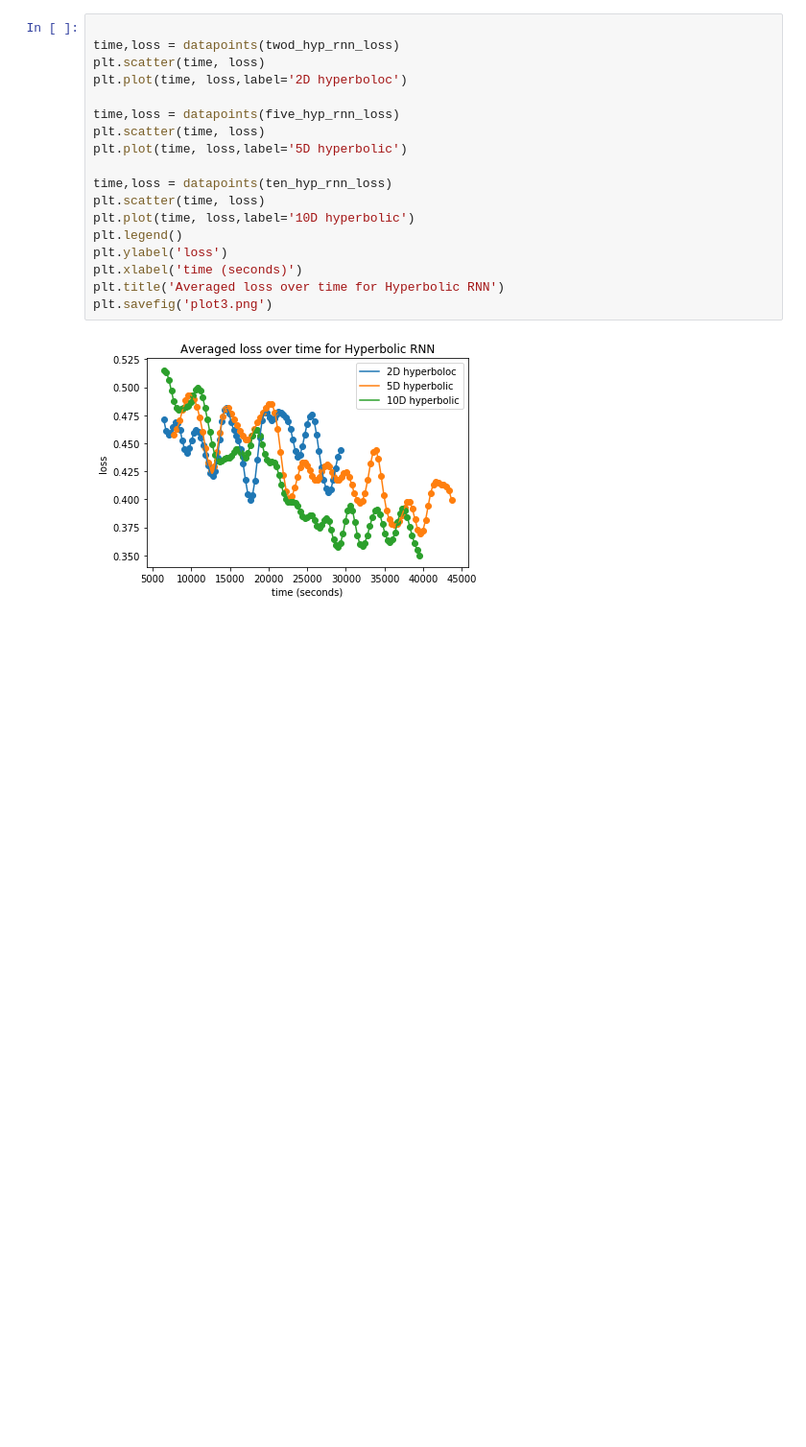
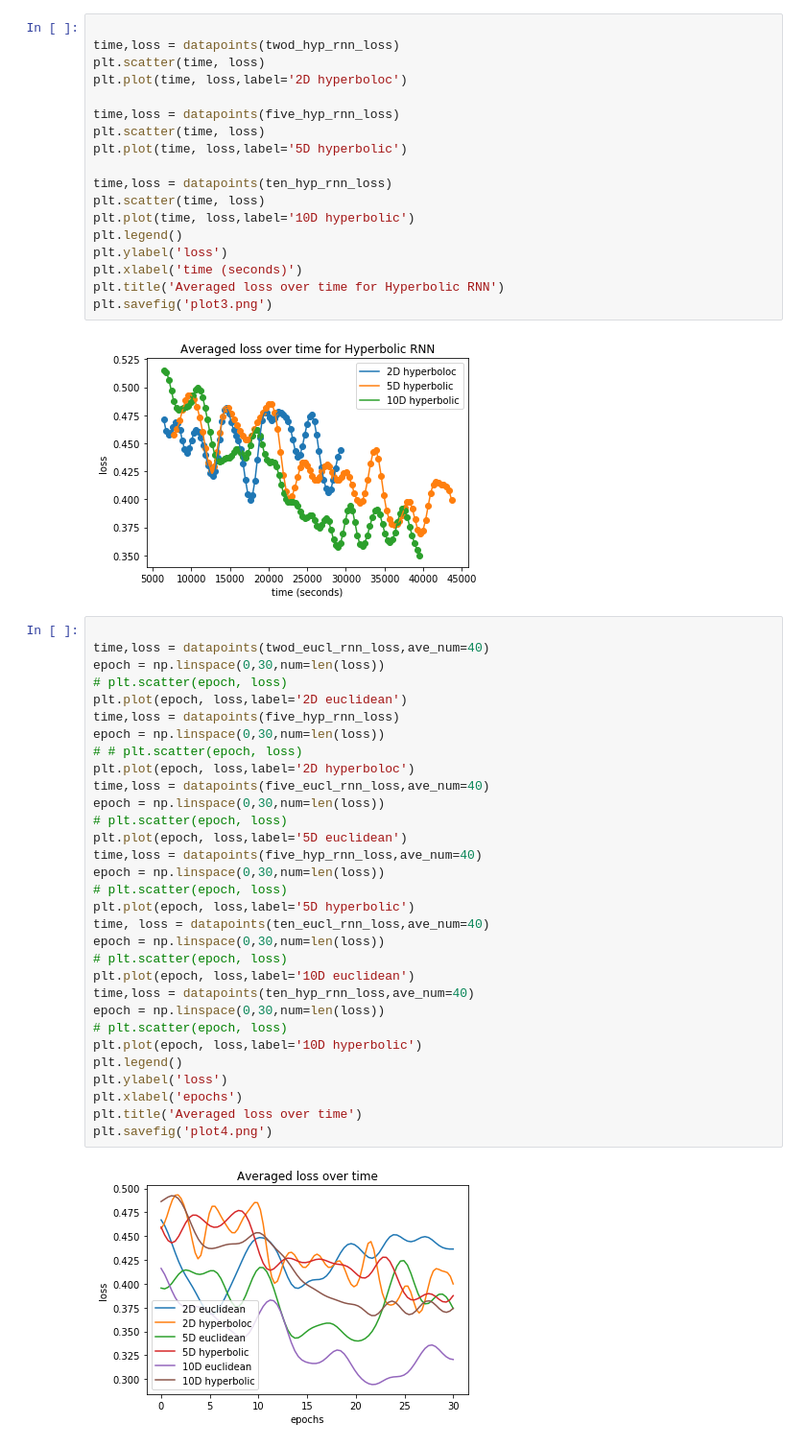
Before and after one commit to KengoA/hyperbolic_nn, a Jupyter notebook: snli_dataset/logs/Extract_logs.ipynb, the cells around one changed output. Shown: that part at 96% size. Cells and saved outputs as stored; diff of their text form; blank space fills up the shorter version.

Commit message:
upload graph

```diff
--- a/snli_dataset/logs/Extract_logs.ipynb
+++ b/snli_dataset/logs/Extract_logs.ipynb
@@ -285,3 +266,36 @@ plt.title('Averaged loss over time for Hyperbolic RNN')
 plt.savefig('plot3.png')
 # %% [output]
 [figure]
+# %%
+
+time,loss = datapoints(twod_eucl_rnn_loss,ave_num=40)
+epoch = np.linspace(0,30,num=len(loss))
+# plt.scatter(epoch, loss)
+plt.plot(epoch, loss,label='2D euclidean')
+time,loss = datapoints(five_hyp_rnn_loss)
+epoch = np.linspace(0,30,num=len(loss))
+# # plt.scatter(epoch, loss)
+plt.plot(epoch, loss,label='2D hyperboloc')
+time,loss = datapoints(five_eucl_rnn_loss,ave_num=40)
+epoch = np.linspace(0,30,num=len(loss))
+# plt.scatter(epoch, loss)
+plt.plot(epoch, loss,label='5D euclidean')
+time,loss = datapoints(five_hyp_rnn_loss,ave_num=40)
+epoch = np.linspace(0,30,num=len(loss))
+# plt.scatter(epoch, loss)
+plt.plot(epoch, loss,label='5D hyperbolic')
+time, loss = datapoints(ten_eucl_rnn_loss,ave_num=40)
+epoch = np.linspace(0,30,num=len(loss))
+# plt.scatter(epoch, loss)
+plt.plot(epoch, loss,label='10D euclidean')
+time,loss = datapoints(ten_hyp_rnn_loss,ave_num=40)
+epoch = np.linspace(0,30,num=len(loss))
+# plt.scatter(epoch, loss)
+plt.plot(epoch, loss,label='10D hyperbolic')
+plt.legend()
+plt.ylabel('loss')
+plt.xlabel('epochs')
+plt.title('Averaged loss over time')
+plt.savefig('plot4.png')
+# %% [output]
+[figure, added]
```
Also changed, not shown: parts of 4 cells of this notebook, 5 other files.
